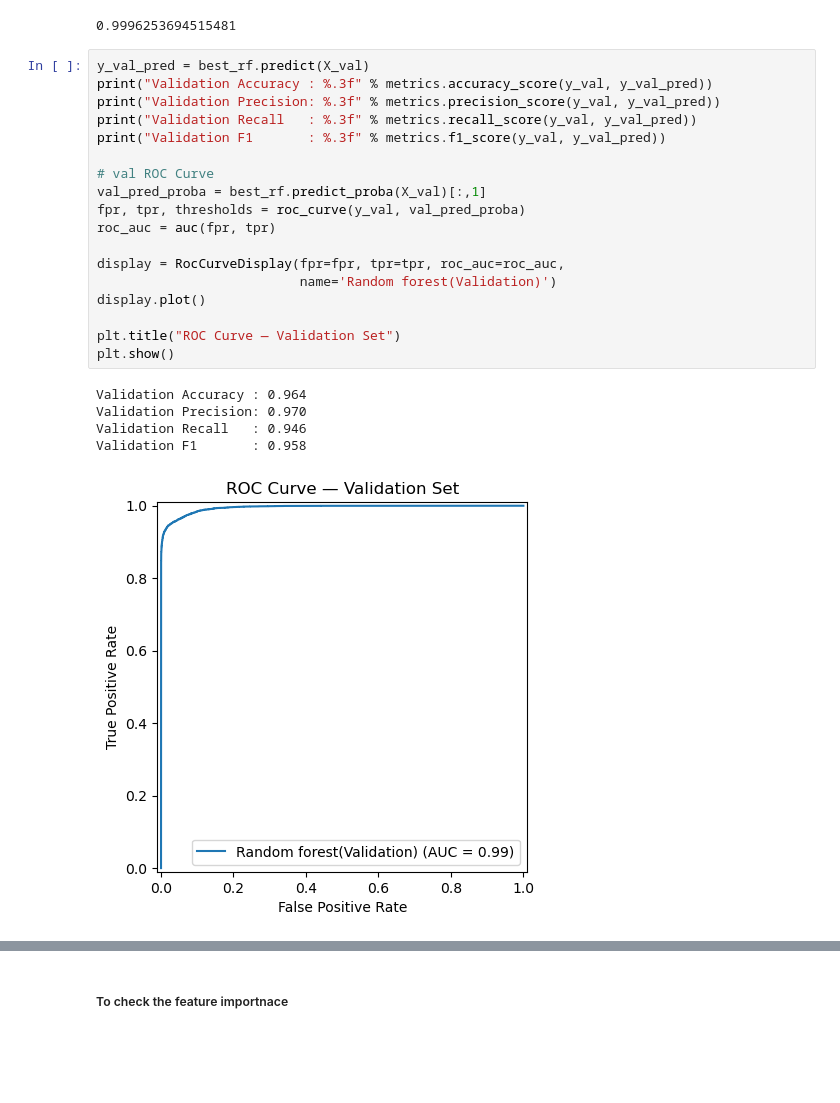
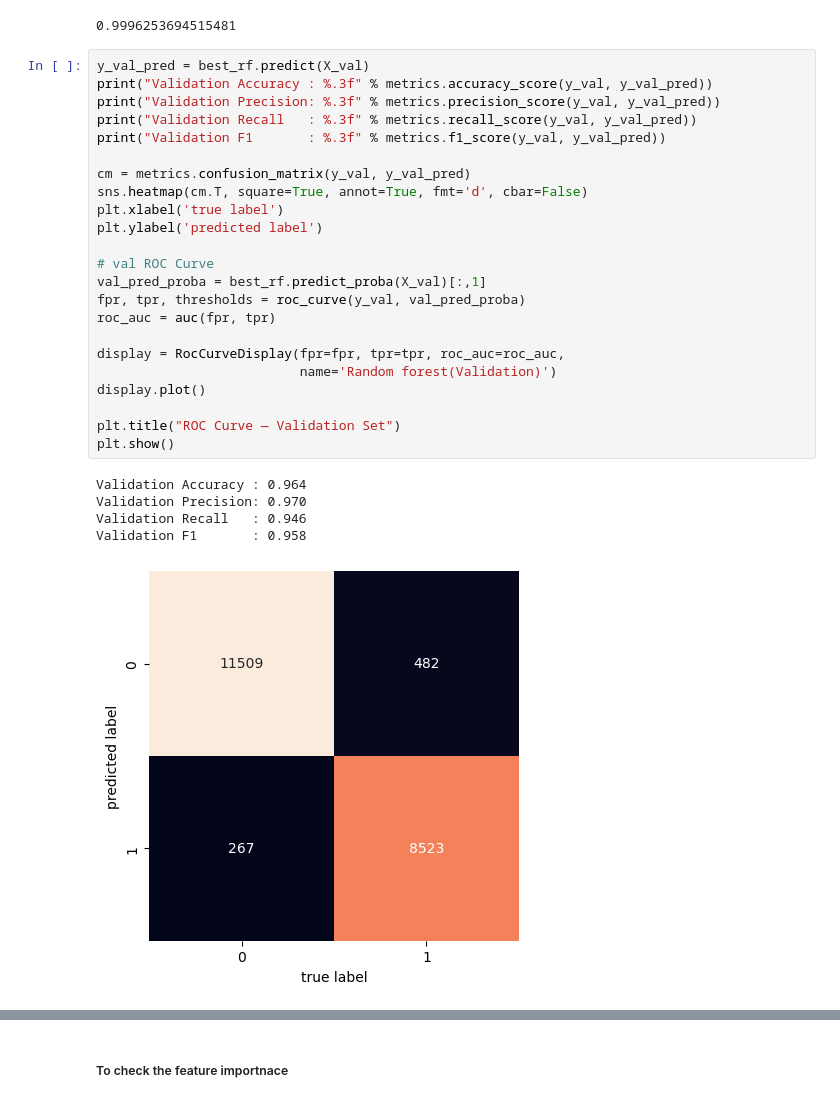
Before and after one commit to Python-Programming-DS/project-3-lili1501, a Jupyter notebook: Part_B_ML_model.ipynb, the cells around one changed output, grey strips where cells are left out. Drawn from its saved outputs; the diff is of its cells as text; blank space fills up the shorter version.

Commit message:
Added confusion matrix and initial report

```diff
--- a/Part_B_ML_model.ipynb
+++ b/Part_B_ML_model.ipynb
@@ -137,24 +137,29 @@ train_auc
 # %%
 y_val_pred = best_rf.predict(X_val)
 print("Validation Accuracy : %.3f" % metrics.accuracy_score(y_val, y_val_pred))
 print("Validation Precision: %.3f" % metrics.precision_score(y_val, y_val_pred))
 print("Validation Recall   : %.3f" % metrics.recall_score(y_val, y_val_pred))
 print("Validation F1       : %.3f" % metrics.f1_score(y_val, y_val_pred))
+
+cm = metrics.confusion_matrix(y_val, y_val_pred)
+sns.heatmap(cm.T, square=True, annot=True, fmt='d', cbar=False)
+plt.xlabel('true label')
+plt.ylabel('predicted label')
 
 # val ROC Curve
 val_pred_proba = best_rf.predict_proba(X_val)[:,1]
 fpr, tpr, thresholds = roc_curve(y_val, val_pred_proba)
 roc_auc = auc(fpr, tpr)
 
 display = RocCurveDisplay(fpr=fpr, tpr=tpr, roc_auc=roc_auc,
                           name='Random forest(Validation)')
 display.plot()
 
 plt.title("ROC Curve — Validation Set")
 plt.show()
 # %% [output]
 Validation Accuracy : 0.964
 Validation Precision: 0.970
 Validation Recall   : 0.946
 Validation F1       : 0.958
-[figure, old version]
+[figure, new version]
```
Also changed, not shown: parts of 2 cells of this notebook, 3 other files.
